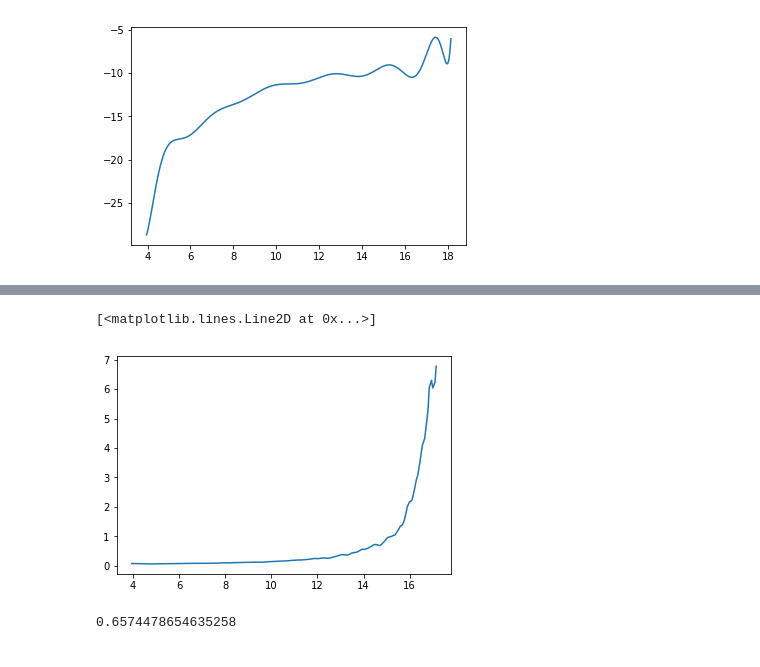
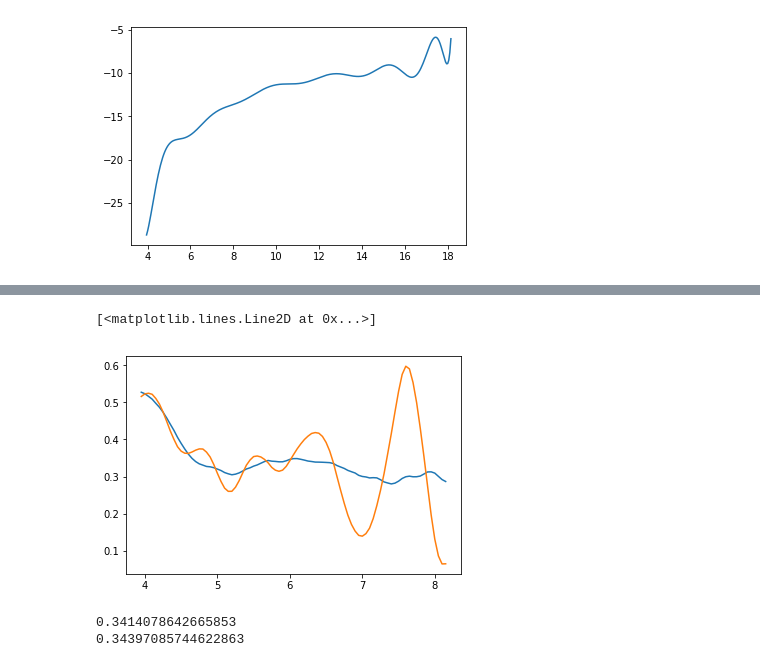
Before and after one commit to DuncanBark/Data_Analysis, a Jupyter notebook: OY2Altimeters.ipynb, the cells around one changed output, grey strips where cells are left out. Cells and saved outputs as stored; diff of their text form; code cells hidden in the pictures.

```diff
--- a/OY2Altimeters.ipynb
+++ b/OY2Altimeters.ipynb
@@ -188,6 +232,7 @@ plot(tCoast, vCoast)
 [figure]
 # %%
 acM = [x/3.2808 for x in accelCoast]
+vCoastM = [x/3.2808 for x in vCoast]
 # %%
 plot(tCoast, acM)
 # %% [output]
@@ -214,7 +259,8 @@ plot(tCoast, p(tCoast))
 [figure]
 # %%
 def dragF(m, a, t):
-    return m*a(t)
+    return -1*m*a(t)
 # %%
 dragf = dragF(mass, p, tCoast)
+dragff = dragF(mass, aFunc, tCoast)
 # %%
@@ -225,20 +277,31 @@ plot(tCoast, dragf)
 # %%
 A = (2.75**2 * pi + 5) * (0.0254)**2
+fGrav = mass*-9.8
 rho = 1.15
 cd = []
+cdf = []
 for i in range(0, len(dragf)):
-    cd.append(-1*(dragf[i])/(A*rho*(vCoast[i]**2)/2))
+    cd.append(((2*(dragf[i]+fGrav))/(A*rho*(vCoastM[i]**2))))
+    cdf.append(((2*(dragff[i]+fGrav))/(A*rho*(vCoastM[i]**2))))
 
-cd = cd[0:-20]
+slowVelCutoff = 200
+cd = cd[0:-slowVelCutoff]
+cdf = cdf[0:-slowVelCutoff]
 # %%
-plot(tCoast[0:-20], cd)
+plot(tCoast[0:-slowVelCutoff], cd)
+plot(tCoast[0:-slowVelCutoff], cdf)
 # %% [output]
 [<matplotlib.lines.Line2D at 0x...>]
-[figure, old version]
+[figure, new version]
 # %%
 cdtot = 0
+cdftot = 0
 for x in cd: cdtot+=x
+for x in cdf: cdftot += x
+cdfavg = cdftot/len(cdf)
 cdavg = cdtot/len(cd)
 print cdavg
+print cdfavg
 # %% [output]
-0.6574478654635258
+0.3414078642665853
+0.34397085744622863
```
Also changed, not shown: parts of 9 cells of this notebook, 8 other files.
